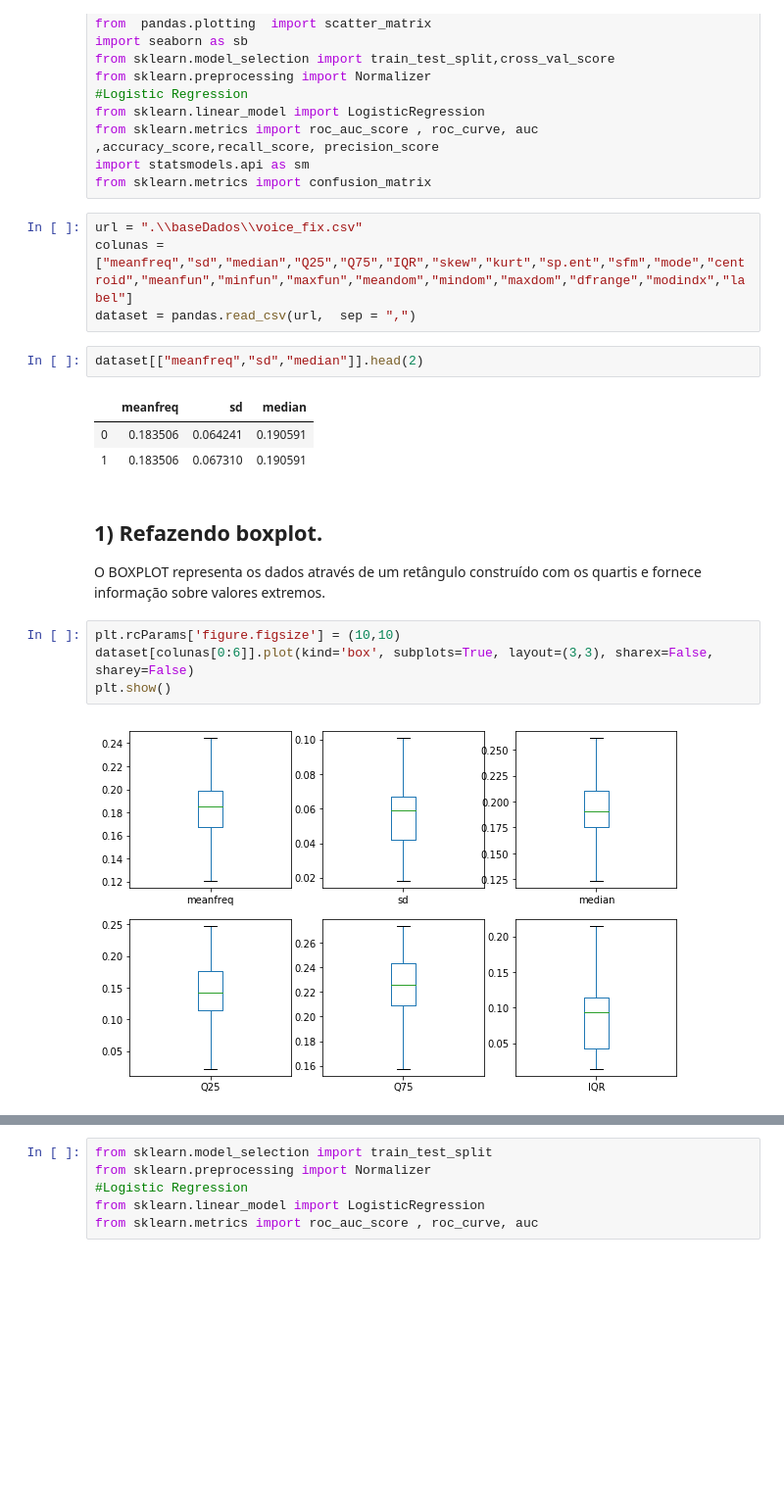
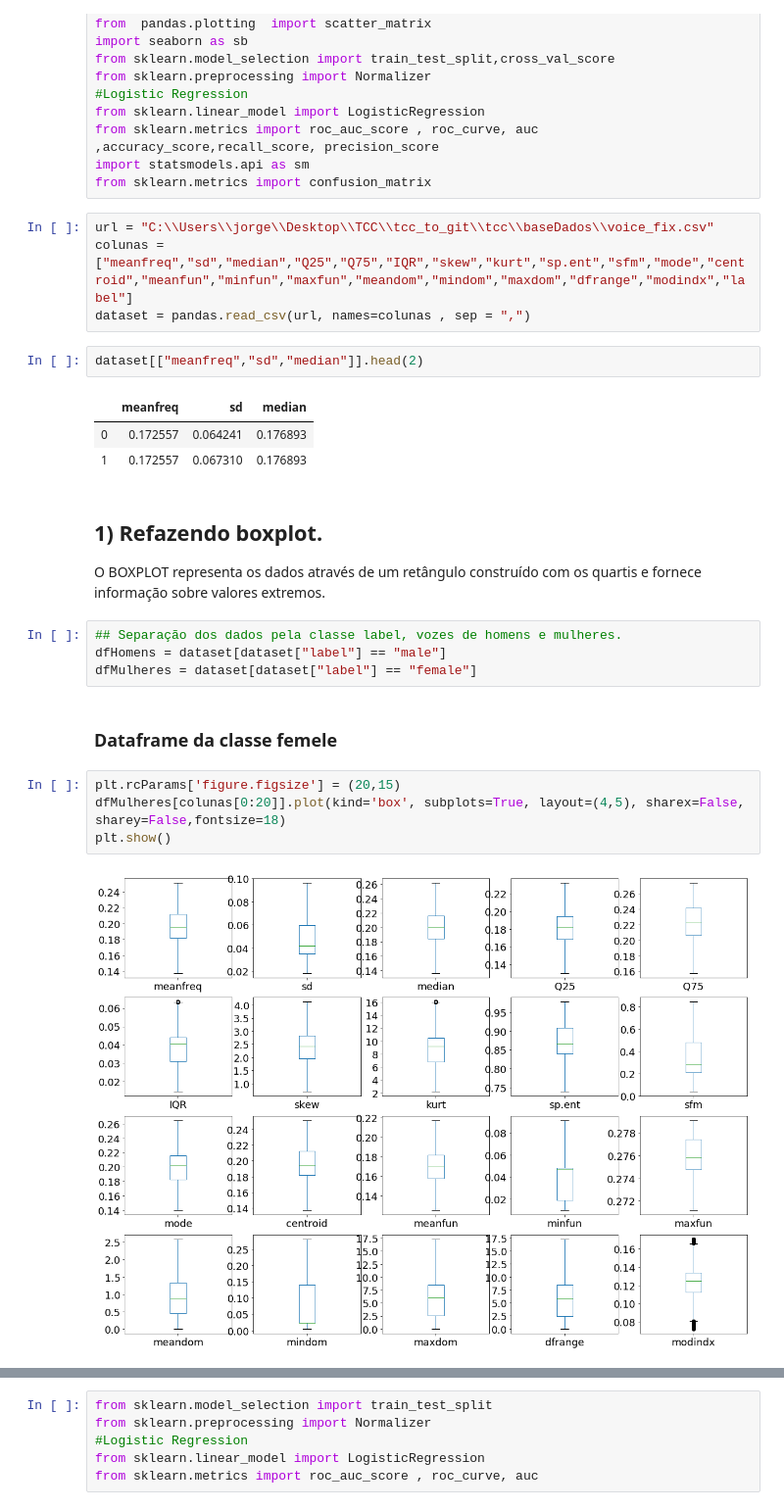
Before and after one commit to joctal/tcc, a Jupyter notebook: TCC_analise_modelo_regressao_logistica.ipynb, the cells around one changed output, grey strips where cells are left out. Shown at 98% size. Drawn from its saved outputs; the diff is of its cells as text; blank space fills up the shorter version.

```diff
--- a/TCC_analise_modelo_regressao_logistica.ipynb
+++ b/TCC_analise_modelo_regressao_logistica.ipynb
@@ -49,23 +29,29 @@ from sklearn.metrics import roc_auc_score , roc_curve, auc ,accuracy_score,recal
 import statsmodels.api as sm
 from sklearn.metrics import confusion_matrix
 # %%
-url = ".\\baseDados\\voice_fix.csv"
+url = "C:\\Users\\jorge\\Desktop\\TCC\\tcc_to_git\\tcc\\baseDados\\voice_fix.csv"
 colunas = ["meanfreq","sd","median","Q25","Q75","IQR","skew","kurt","sp.ent","sfm","mode","centroid","meanfun","minfun","maxfun","meandom","mindom","maxdom","dfrange","modindx","label"]
-dataset = pandas.read_csv(url,  sep = ",")
+dataset = pandas.read_csv(url, names=colunas , sep = ",")
 # %%
 dataset[["meanfreq","sd","median"]].head(2)
 # %% [output]
 |  | meanfreq | sd | median |
-| 0 | 0.183506 | 0.064241 | 0.190591 |
-| 1 | 0.183506 | 0.067310 | 0.190591 |
+| 0 | 0.172557 | 0.064241 | 0.176893 |
+| 1 | 0.172557 | 0.067310 | 0.176893 |
 # %% [markdown]
 ## 1) Refazendo boxplot.
 O BOXPLOT representa os dados através de um retângulo
 construído com os quartis e fornece informação sobre valores
 extremos.
+# %%
+## Separação dos dados pela classe label, vozes de homens e mulheres.
+dfHomens = dataset[dataset["label"] == "male"]
+dfMulheres = dataset[dataset["label"] == "female"]
+# %% [markdown]
+### Dataframe da classe femele
 # %%
-plt.rcParams['figure.figsize'] = (10,10)
-dataset[colunas[0:6]].plot(kind='box', subplots=True, layout=(3,3), sharex=False, sharey=False)
+plt.rcParams['figure.figsize'] = (20,15)
+dfMulheres[colunas[0:20]].plot(kind='box', subplots=True, layout=(4,5), sharex=False, sharey=False,fontsize=18)
 plt.show()
 # %% [output]
-[figure, old version]
+[figure, new version]
```
Also changed, not shown: parts of 214 cells of this notebook, 8 other files.
